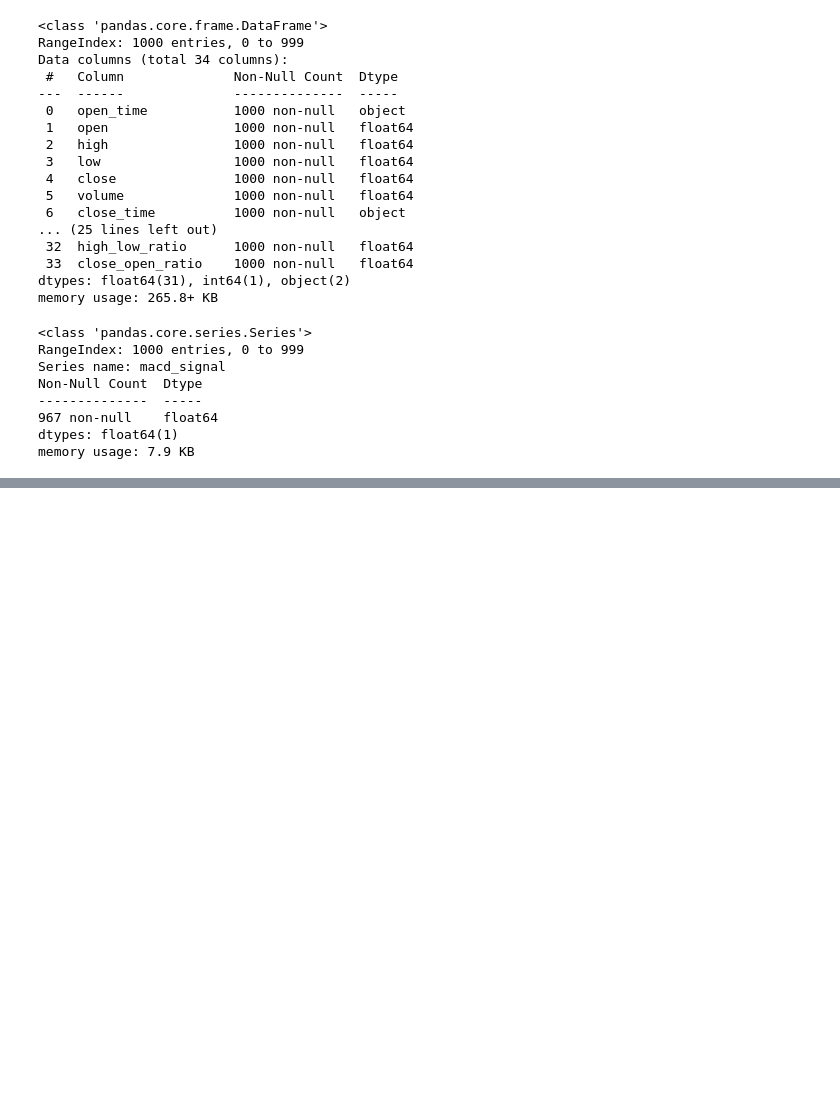
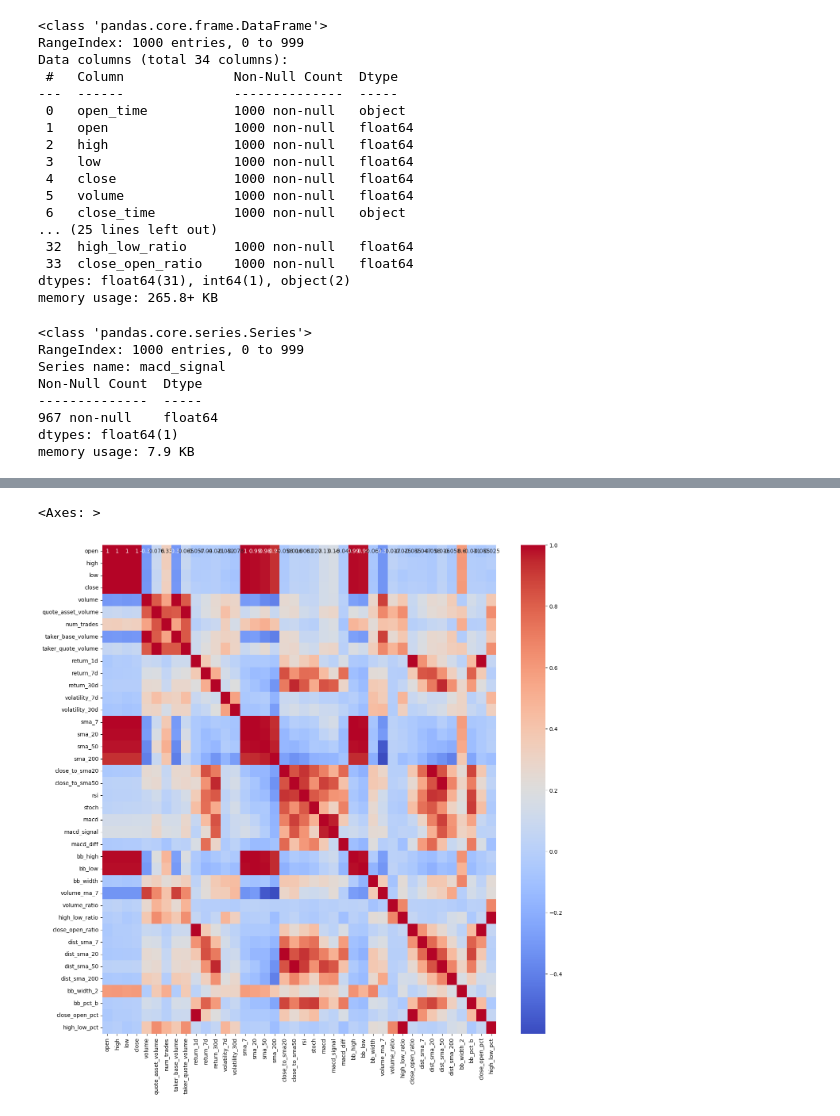
Before and after one commit to Njeri-Kimaru/Crypto-classifier-project, a Jupyter notebook: notebooks/02_feature_engineering.ipynb, the cells around one changed output, grey strips where cells are left out. Cells and saved outputs as stored; diff of their text form; code cells hidden in the pictures; blank space fills up the shorter version.

```diff
--- a/notebooks/02_feature_engineering.ipynb
+++ b/notebooks/02_feature_engineering.ipynb
@@ -87,0 +134,9 @@ plt.show()
+# %%
+import sys
+sys.path.append('..')
+
+from src.Feature_generator import add_stationary_features
+df_test = add_stationary_features(df_features)
+# %%
+correlations = df_test.select_dtypes(include='number').corr()
+print(correlations)
@@ -87,0 +161,6 @@ plt.show()
+# %%
+plt.figure(figsize=(16,16))
+sns.heatmap(data=correlations, cmap="coolwarm", annot=True)
+# %% [output]
+<Axes: >
+[figure, added]
```
Also changed, not shown: parts of 11 cells of this notebook, 4 other files.
